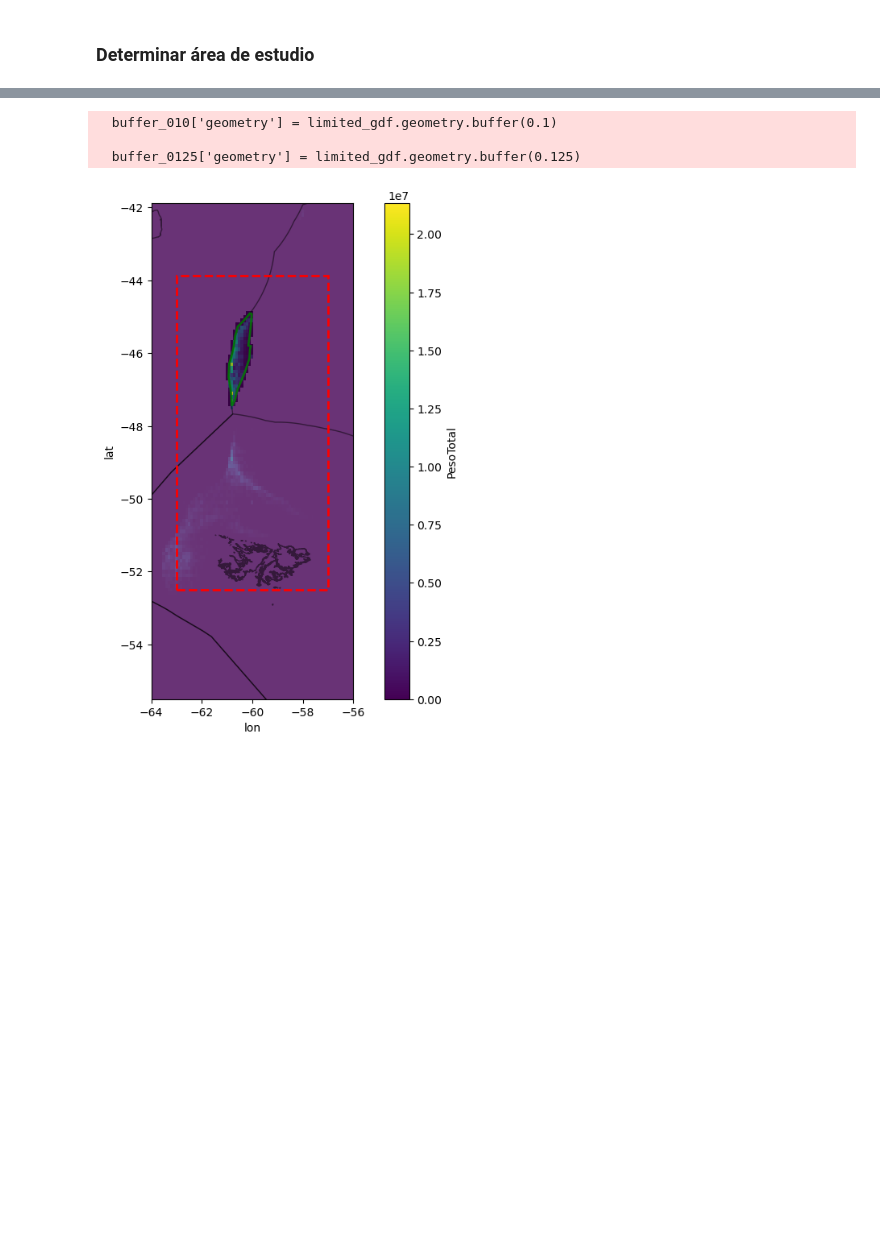
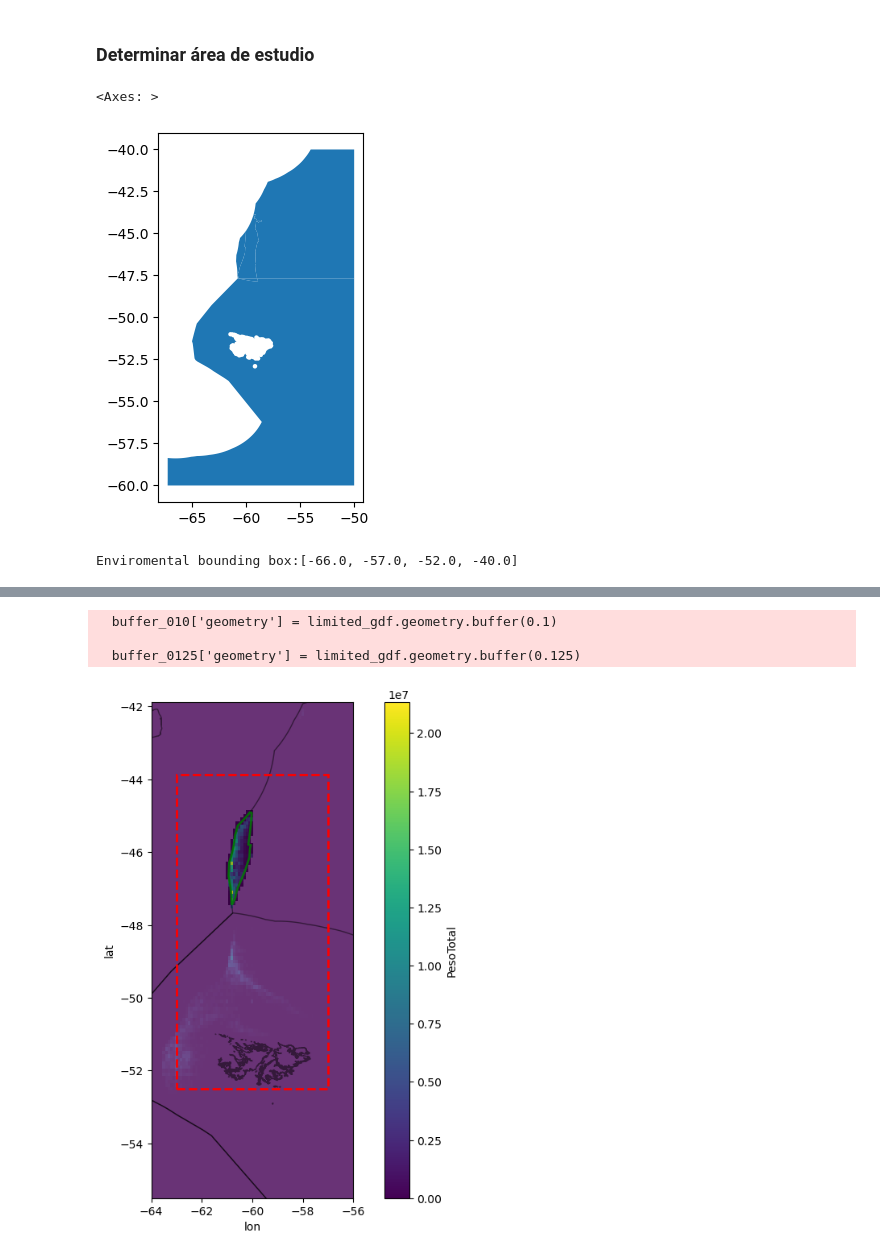
Before and after one commit to rubarriuso/TFM, a Jupyter notebook: determinar_bbox_estudio.ipynb, the cells around one changed output, grey strips where cells are left out. Cells and saved outputs as stored; diff of their text form; code cells hidden in the pictures; blank space fills up the shorter version.

```diff
--- a/determinar_bbox_estudio.ipynb
+++ b/determinar_bbox_estudio.ipynb
@@ -30,13 +31,13 @@ area_pesca = xr.open_dataset("./data/processed/static/area_pesca_0.1.nc")
 west_geom = unary_union(available_fishing_area.geometry)
 east_geom = unary_union(VME1.geometry)
 
-# Use polygon boundaries if polygons
 west_boundary = west_geom.boundary
 east_boundary = east_geom.boundary
 
 # -----------------------------
 # Latitude limits
 # -----------------------------
+p_fk_north=eez_fk.total_bounds[3]
 south_lat = p_fk_north
 north_lat = -40
 # -----------------------------------
@@ -59,37 +60,54 @@ north_line = LineString([
 
 # -----------------------------------
 # Merge all lines together
 # -----------------------------------
 all_lines = unary_union([
     west_boundary,
     east_boundary,
     south_line,
     north_line])
 
 # -----------------------------------
 # Polygonize closed regions
 # -----------------------------------
 polygons = list(polygonize(all_lines))
 
 # -----------------------------------
 # Convert to GeoDataFrame
 # -----------------------------------
 gdf_polys = gpd.GeoDataFrame(
     geometry=polygons,
     crs=target_crs)
 
-# -----------------------------------
-# OPTIONAL:
-# Keep only polygons between the latitudes
-# -----------------------------------
 lat_box = Polygon([
     (minx, south_lat),
     (maxx, south_lat),
     (maxx, north_lat),
     (minx, north_lat)
 ])
 
 gdf_polys = gdf_polys[gdf_polys.intersects(lat_box)]
+
+gdf_polys.plot()
+# %% [output]
+<Axes: >
+[figure, added]
+# %%
+# Determinar el bounding box para descargar parametros medioambientales.
+min_lon, min_lat, max_lon, max_lat =[-66.0, -57.0, -52.0, -40.0]  #son a ojo basandome en el mapa
+print("Enviromental bounding box:" f"[{min_lon}, {min_lat}, {max_lon}, {max_lat}]")
+bbox = {
+    "min_lon": min_lon,
+    "min_lat": min_lat,
+    "max_lon": max_lon,
+    "max_lat": max_lat
+}
+
+# Save to JSON file
+with open("./data/bbox.json", "w") as f:
+    json.dump(bbox, f, indent=4)
+# %% [output]
+Enviromental bounding box:[-66.0, -57.0, -52.0, -40.0]
 # %%
 study_area = gdf_polys.iloc[[1]]
 study_area_m = study_area.to_crs("EPSG:3857")
```
Also changed, not shown: parts of 4 cells of this notebook, 14 other files.
